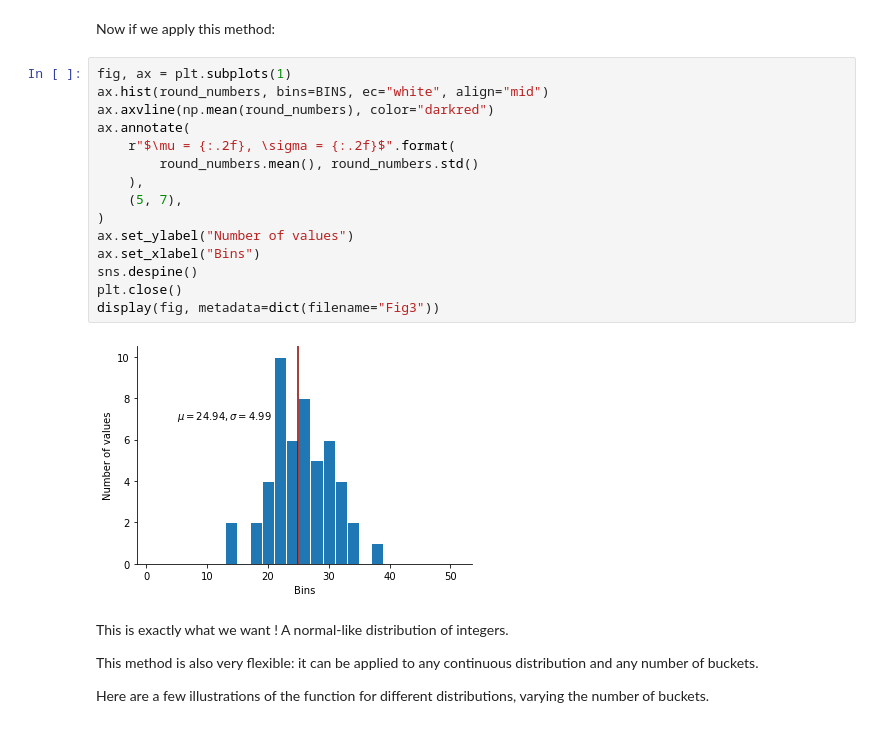
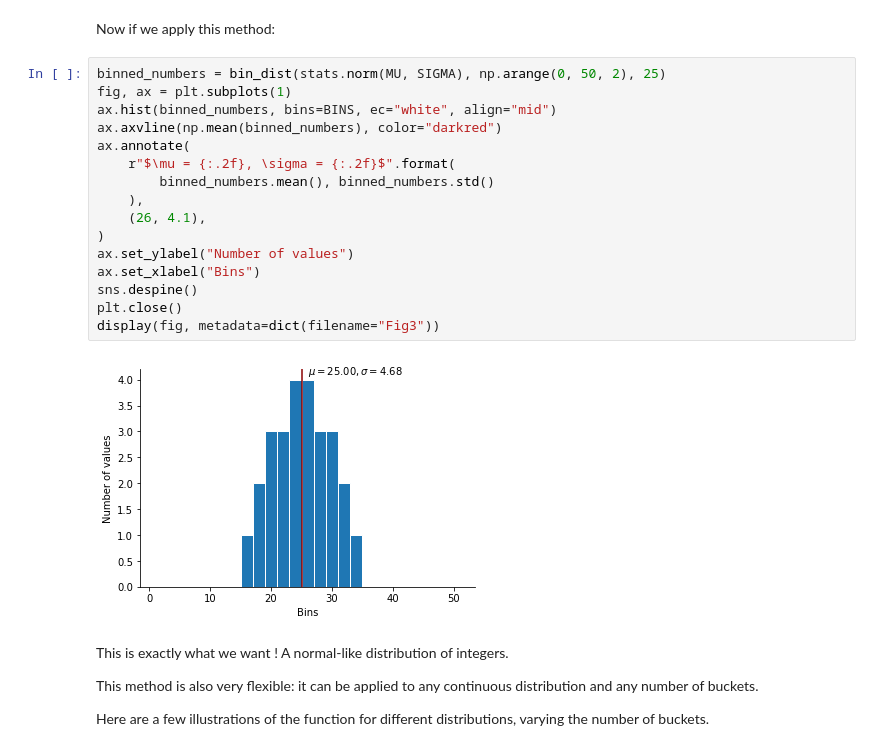
Before and after one commit to QuentinAndre/Website, a Jupyter notebook: content/post/generate-distributions/notebook.ipynb, the cells around one changed output. Cells and saved outputs as stored; diff of their text form.

```diff
--- a/content/post/generate-distributions/notebook.ipynb
+++ b/content/post/generate-distributions/notebook.ipynb
@@ -149,22 +149,23 @@ def bin_dist(dist, buckets, n):
 # %% [markdown]
 Now if we apply this method:
 # %%
+binned_numbers = bin_dist(stats.norm(MU, SIGMA), np.arange(0, 50, 2), 25)
 fig, ax = plt.subplots(1)
-ax.hist(round_numbers, bins=BINS, ec="white", align="mid")
-ax.axvline(np.mean(round_numbers), color="darkred")
+ax.hist(binned_numbers, bins=BINS, ec="white", align="mid")
+ax.axvline(np.mean(binned_numbers), color="darkred")
 ax.annotate(
     r"$\mu = {:.2f}, \sigma = {:.2f}$".format(
-        round_numbers.mean(), round_numbers.std()
+        binned_numbers.mean(), binned_numbers.std()
     ),
-    (5, 7),
+    (26, 4.1),
 )
 ax.set_ylabel("Number of values")
 ax.set_xlabel("Bins")
 sns.despine()
 plt.close()
 display(fig, metadata=dict(filename="Fig3"))
 # %% [output]
-[figure, old version]
+[figure, new version]
 # %% [markdown]
 This is exactly what we want ! A normal-like distribution of integers.
 
```
Also changed, not shown: parts of 1 cell of this notebook, 7 other files.
